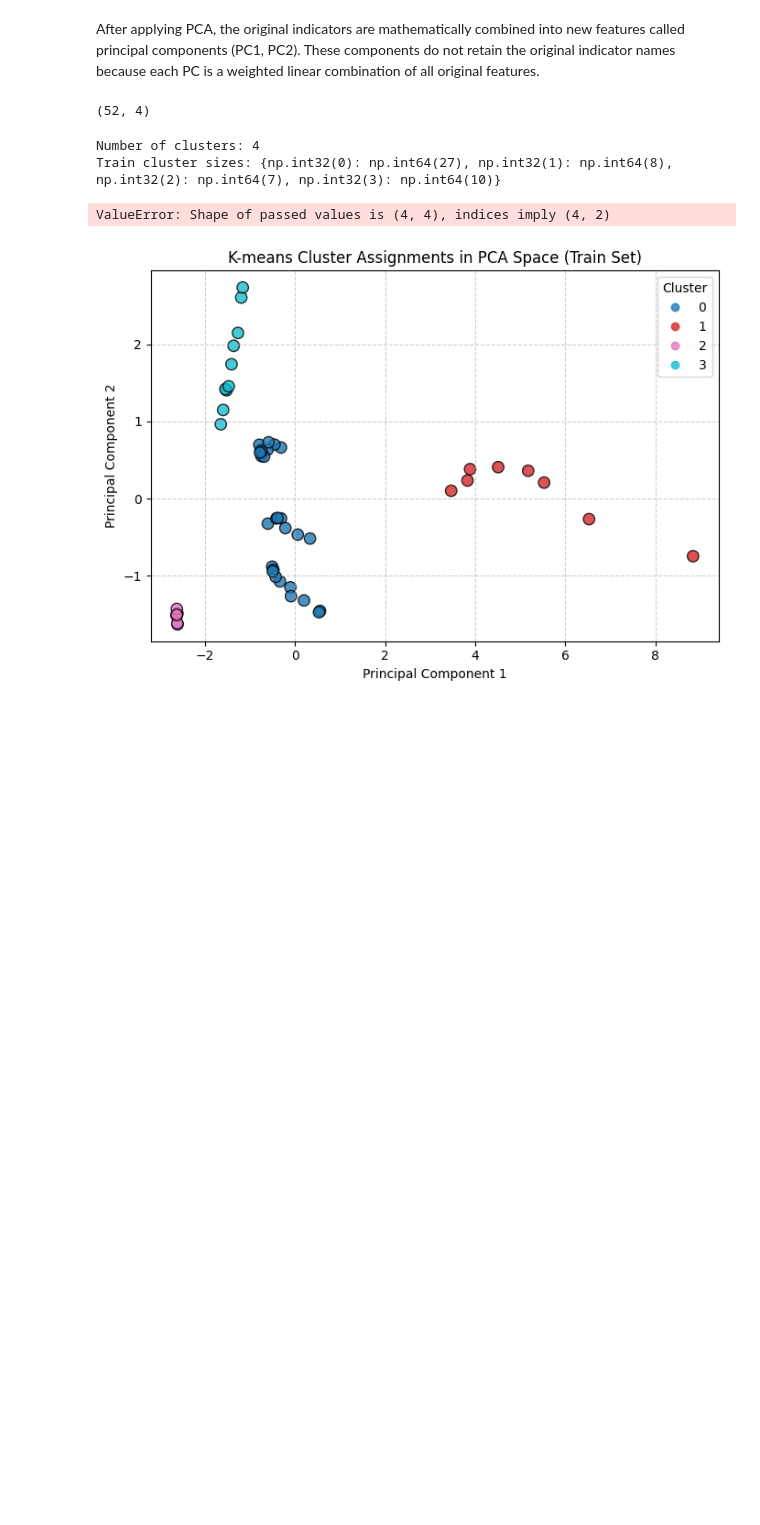
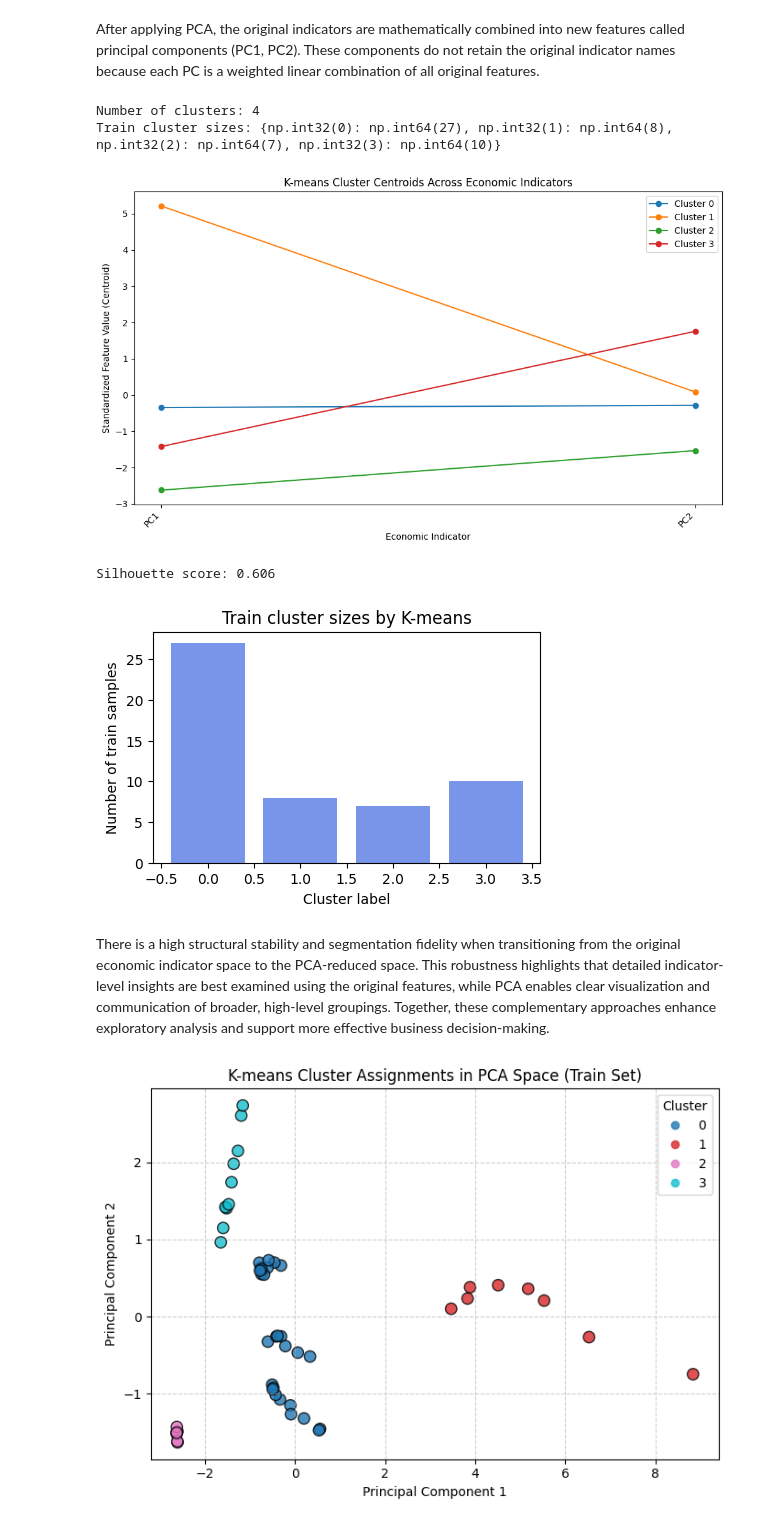
Before and after one commit to TheKusz/ML_DSM040-2025-APR, a Jupyter notebook: CW 2/CW2.ipynb, the cells around one changed output. Cells and saved outputs as stored; diff of their text form; code cells hidden in the pictures; blank space fills up the shorter version.

Commit message:
removed default values, and fixed code + analysis for wrong values

```diff
--- a/CW 2/CW2.ipynb
+++ b/CW 2/CW2.ipynb
@@ -394,7 +394,7 @@ def train_test_isolation_forest(X_train = X_train, X_test = X_test):
 
     return train_anomalies, test_anomalies, iso_forest
 # %%
-def plot_train_test_anomaly_scores(iso_forest = iso_forest, X_train = X_train, X_test = X_test):
+def plot_train_test_anomaly_scores(iso_forest, X_train, X_test):
     # Negative values indicate more anomalies
     train_scores = iso_forest.decision_function(X_train)
     test_scores = iso_forest.decision_function(X_test)
@@ -407,12 +407,10 @@ def plot_train_test_anomaly_scores(iso_forest = iso_forest, X_train = X_train, X
     plt.title('Distribution of Isolation Forest Anomaly Scores')
     plt.legend()
     plt.show()
-
-    return train_scores, test_scores
 # %%
-train_anomalies, test_anomalies, iso_forest = train_test_isolation_forest()
+train_anomalies, test_anomalies, iso_forest = train_test_isolation_forest(X_train, X_test)
 
-_ = plot_train_test_anomaly_scores(iso_forest)
+plot_train_test_anomaly_scores(iso_forest, X_train, X_test)
 # %% [output]
 [figure]
 # %% [markdown]
@@ -540,7 +538,7 @@ Cumulative explained variance:
 # %% [markdown]
 #### K-means Clustering results
 # %%
-def describe_kmeans(kmeans, train_labels = k_means_train_labels, test_labels = k_means_test_labels):
+def describe_kmeans(kmeans, train_labels, test_labels):
     unique, counts = np.unique(k_means_train_labels, return_counts=True)
     cluster_sizes = dict(zip(unique, counts))
     print(f"Number of clusters: {kmeans.n_clusters}")
@@ -767,7 +765,7 @@ The scatter plot of the first two principal components shows that both train and
 # %%
 from sklearn.metrics import silhouette_score
 
-def describe_kmeans_detailed(kmeans = kmeans, train_labels = k_means_train_labels, test_labels = k_means_test_labels, indicators = indicators):
+def describe_kmeans_detailed(kmeans, train_labels, test_labels, indicators):
     cluster_sizes = describe_kmeans(kmeans, k_means_train_labels, k_means_test_labels)
 
     # Show centroids (feature averages per cluster)
@@ -796,7 +794,7 @@ def describe_kmeans_detailed(kmeans = kmeans, train_labels = k_means_train_label
     plt.title('Train cluster sizes by K-means')
     plt.show()
 
-describe_kmeans_detailed()
+describe_kmeans_detailed(kmeans, k_means_train_labels, k_means_test_labels, indicators)
 # %% [output]
 Number of clusters: 4
 Train cluster sizes: {np.int32(0): np.int64(27), np.int32(1): np.int64(8), np.int32(2): np.int64(7), np.int32(3): np.int64(10)}
@@ -831,14 +827,15 @@ pca_indicators = ['PC1', 'PC2', 'PC3', 'PC4']
-# %%
-print(X_train_pca.shape)  # This will show (n_samples, n_components)
-# %% [output]
-(52, 4)
 # %%
-# Check if results are different
+# Compare results with the non-PCA run K-means
+pca_indicators = ['PC1', 'PC2']
 describe_kmeans_detailed(kmeans=kmeans_pca2, train_labels = k_means_train_labels_pca2, test_labels = k_means_test_labels_pca2, indicators = pca_indicators)
 # %% [output]
 Number of clusters: 4
 Train cluster sizes: {np.int32(0): np.int64(27), np.int32(1): np.int64(8), np.int32(2): np.int64(7), np.int32(3): np.int64(10)}
+[figure, added]
-ValueError: Shape of passed values is (4, 4), indices imply (4, 2)
+Silhouette score: 0.606
+[figure, added]
+# %% [markdown]
+There is a high structural stability and segmentation fidelity when transitioning from the original economic indicator space to the PCA-reduced space. This robustness highlights that detailed indicator-level insights are best examined using the original features, while PCA enables clear visualization and communication of broader, high-level groupings. Together, these complementary approaches enhance exploratory analysis and support more effective business decision-making.
 # %%
 from sklearn.metrics import silhouette_samples, silhouette_score
 
```
Also changed, not shown: parts of 23 cells of this notebook.
